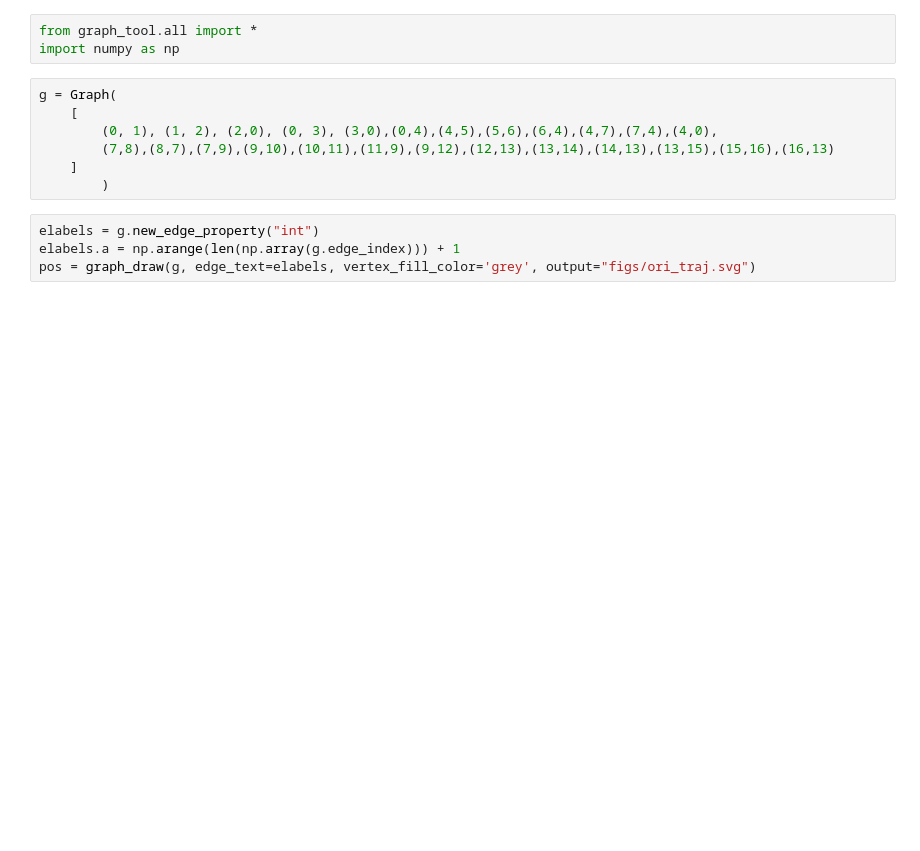
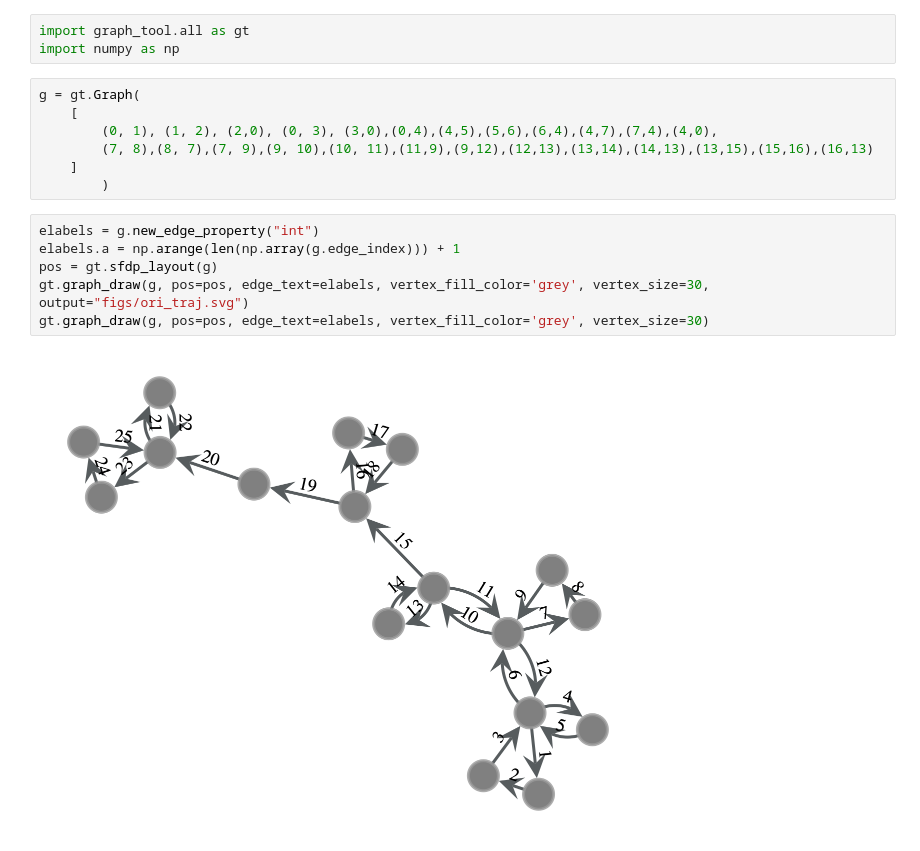
Before and after one commit to Radar-Lei/Motif-guided, a Jupyter notebook: visualization.ipynb, the cells around one changed output. Cells and saved outputs as stored; diff of their text form; blank space fills up the shorter version.

```diff
--- a/visualization.ipynb
+++ b/visualization.ipynb
@@ -113,14 +113,18 @@ fig.savefig("figs/motif-attention.svg", format='svg')
 # %%
-from graph_tool.all import *
+import graph_tool.all as gt
 import numpy as np
 # %%
-g = Graph(
+g = gt.Graph(
     [
         (0, 1), (1, 2), (2,0), (0, 3), (3,0),(0,4),(4,5),(5,6),(6,4),(4,7),(7,4),(4,0),
-        (7,8),(8,7),(7,9),(9,10),(10,11),(11,9),(9,12),(12,13),(13,14),(14,13),(13,15),(15,16),(16,13)
+        (7, 8),(8, 7),(7, 9),(9, 10),(10, 11),(11,9),(9,12),(12,13),(13,14),(14,13),(13,15),(15,16),(16,13)
     ]
         )
 # %%
 elabels = g.new_edge_property("int")
 elabels.a = np.arange(len(np.array(g.edge_index))) + 1
-pos = graph_draw(g, edge_text=elabels, vertex_fill_color='grey', output="figs/ori_traj.svg")
+pos = gt.sfdp_layout(g)
+gt.graph_draw(g, pos=pos, edge_text=elabels, vertex_fill_color='grey', vertex_size=30, output="figs/ori_traj.svg")
+gt.graph_draw(g, pos=pos, edge_text=elabels, vertex_fill_color='grey', vertex_size=30)
+# %% [output]
+[figure, added]
```
Also changed, not shown: parts of 6 cells of this notebook, 2 other files.
